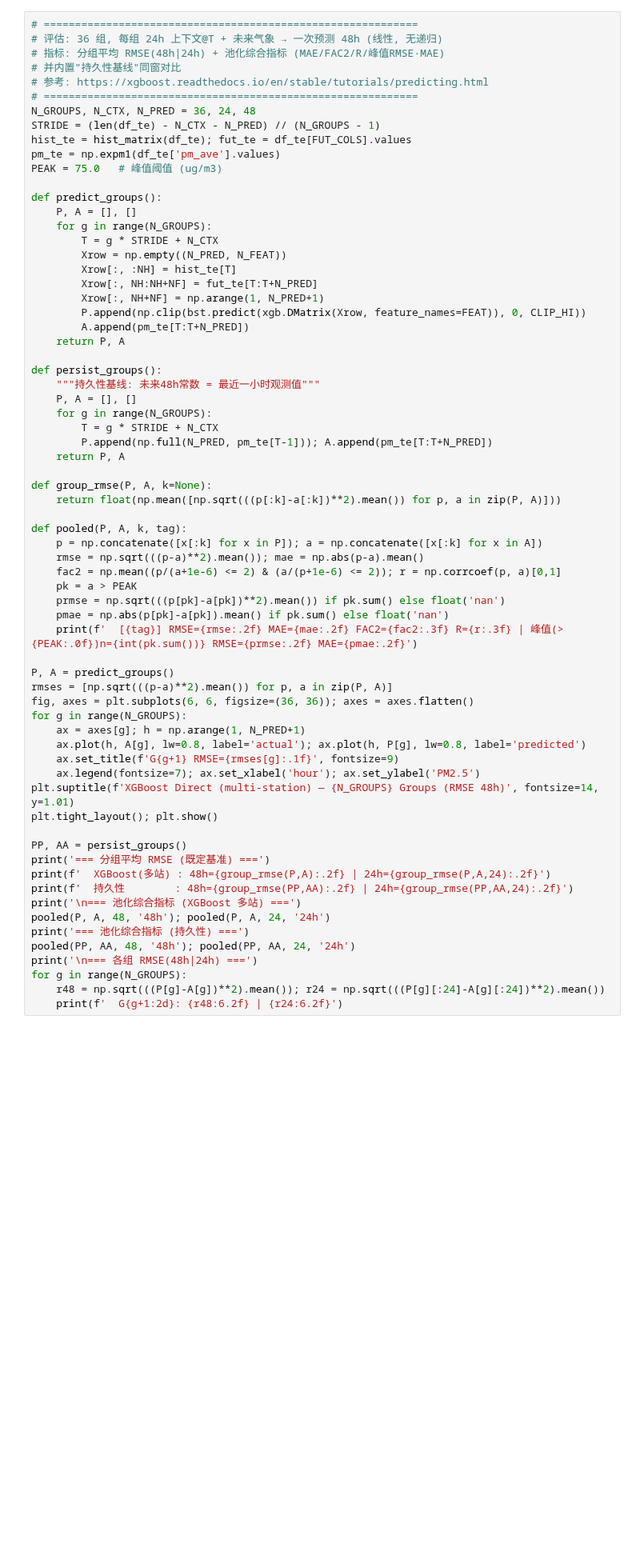
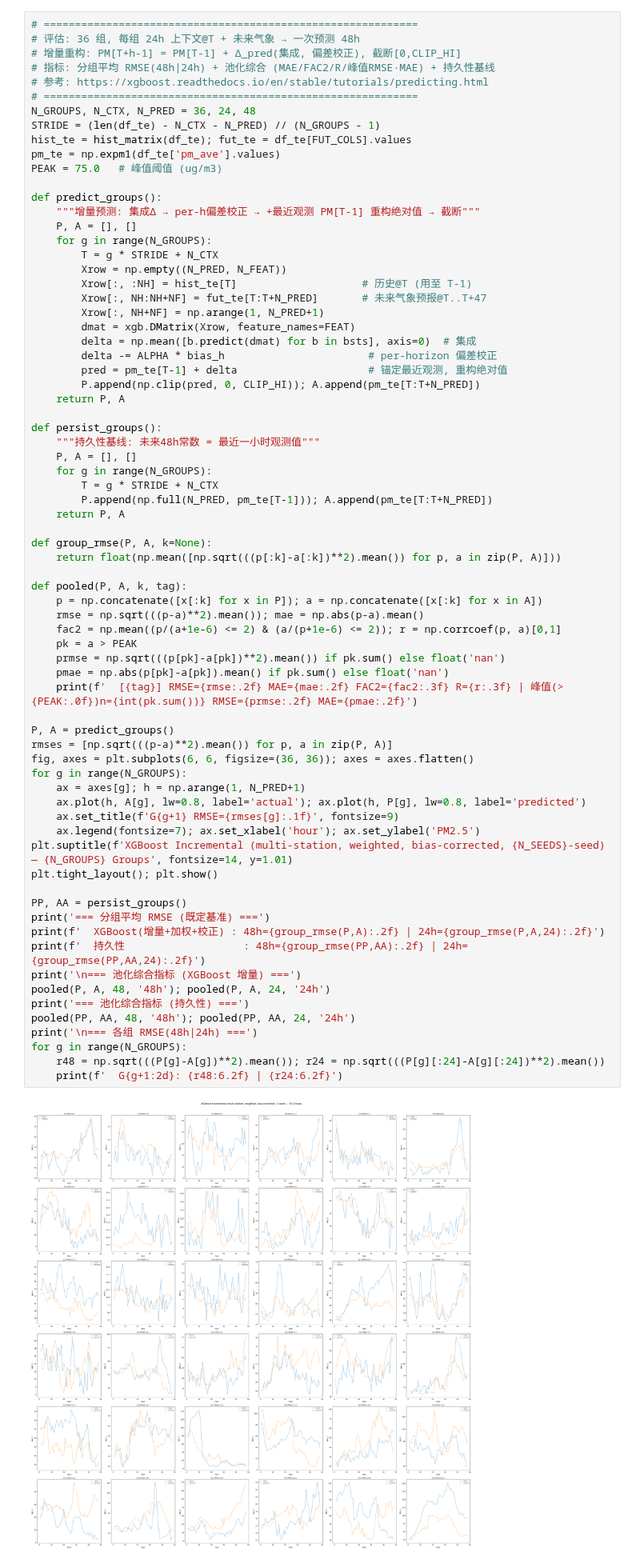
Before and after one commit to sakurantic/prediction, a Jupyter notebook: notes/xg_boost(3).ipynb, the cells around one changed output. Shown at 80% size. Drawn from its saved outputs; the diff is of its cells as text; blank space fills up the shorter version.

```diff
--- a/notes/xg_boost(3).ipynb
+++ b/notes/xg_boost(3).ipynb
@@ -161,8 +212,8 @@ except Exception as e:
 # %%
 # ============================================================
-# 评估: 36 组, 每组 24h 上下文@T + 未来气象 → 一次预测 48h (线性, 无递归)
-# 指标: 分组平均 RMSE(48h|24h) + 池化综合指标 (MAE/FAC2/R/峰值RMSE·MAE)
-# 并内置"持久性基线"同窗对比
+# 评估: 36 组, 每组 24h 上下文@T + 未来气象 → 一次预测 48h
+# 增量重构: PM[T+h-1] = PM[T-1] + Δ_pred(集成, 偏差校正), 截断[0,CLIP_HI]
+# 指标: 分组平均 RMSE(48h|24h) + 池化综合 (MAE/FAC2/R/峰值RMSE·MAE) + 持久性基线
 # 参考: https://xgboost.readthedocs.io/en/stable/tutorials/predicting.html
 # ============================================================
 N_GROUPS, N_CTX, N_PRED = 36, 24, 48
@@ -172,15 +223,19 @@ pm_te = np.expm1(df_te['pm_ave'].values)
 PEAK = 75.0   # 峰值阈值 (ug/m3)
 
 def predict_groups():
+    """增量预测: 集成Δ → per-h偏差校正 → +最近观测 PM[T-1] 重构绝对值 → 截断"""
     P, A = [], []
     for g in range(N_GROUPS):
         T = g * STRIDE + N_CTX
         Xrow = np.empty((N_PRED, N_FEAT))
-        Xrow[:, :NH] = hist_te[T]
-        Xrow[:, NH:NH+NF] = fut_te[T:T+N_PRED]
+        Xrow[:, :NH] = hist_te[T]                    # 历史@T (用至 T-1)
+        Xrow[:, NH:NH+NF] = fut_te[T:T+N_PRED]       # 未来气象预报@T..T+47
         Xrow[:, NH+NF] = np.arange(1, N_PRED+1)
-        P.append(np.clip(bst.predict(xgb.DMatrix(Xrow, feature_names=FEAT)), 0, CLIP_HI))
-        A.append(pm_te[T:T+N_PRED])
+        dmat = xgb.DMatrix(Xrow, feature_names=FEAT)
+        delta = np.mean([b.predict(dmat) for b in bsts], axis=0)  # 集成
+        delta -= ALPHA * bias_h                       # per-horizon 偏差校正
+        pred = pm_te[T-1] + delta                     # 锚定最近观测, 重构绝对值
+        P.append(np.clip(pred, 0, CLIP_HI)); A.append(pm_te[T:T+N_PRED])
     return P, A
 
 def persist_groups():
@@ -195,34 +250,36 @@ def group_rmse(P, A, k=None):
     return float(np.mean([np.sqrt(((p[:k]-a[:k])**2).mean()) for p, a in zip(P, A)]))
 
 def pooled(P, A, k, tag):
     p = np.concatenate([x[:k] for x in P]); a = np.concatenate([x[:k] for x in A])
     rmse = np.sqrt(((p-a)**2).mean()); mae = np.abs(p-a).mean()
     fac2 = np.mean((p/(a+1e-6) <= 2) & (a/(p+1e-6) <= 2)); r = np.corrcoef(p, a)[0,1]
     pk = a > PEAK
     prmse = np.sqrt(((p[pk]-a[pk])**2).mean()) if pk.sum() else float('nan')
     pmae = np.abs(p[pk]-a[pk]).mean() if pk.sum() else float('nan')
     print(f'  [{tag}] RMSE={rmse:.2f} MAE={mae:.2f} FAC2={fac2:.3f} R={r:.3f} | 峰值(>{PEAK:.0f})n={int(pk.sum())} RMSE={prmse:.2f} MAE={pmae:.2f}')
 
 P, A = predict_groups()
 rmses = [np.sqrt(((p-a)**2).mean()) for p, a in zip(P, A)]
 fig, axes = plt.subplots(6, 6, figsize=(36, 36)); axes = axes.flatten()
 for g in range(N_GROUPS):
     ax = axes[g]; h = np.arange(1, N_PRED+1)
     ax.plot(h, A[g], lw=0.8, label='actual'); ax.plot(h, P[g], lw=0.8, label='predicted')
     ax.set_title(f'G{g+1} RMSE={rmses[g]:.1f}', fontsize=9)
     ax.legend(fontsize=7); ax.set_xlabel('hour'); ax.set_ylabel('PM2.5')
-plt.suptitle(f'XGBoost Direct (multi-station) — {N_GROUPS} Groups (RMSE 48h)', fontsize=14, y=1.01)
+plt.suptitle(f'XGBoost Incremental (multi-station, weighted, bias-corrected, {N_SEEDS}-seed) — {N_GROUPS} Groups', fontsize=14, y=1.01)
 plt.tight_layout(); plt.show()
 
 PP, AA = persist_groups()
 print('=== 分组平均 RMSE (既定基准) ===')
-print(f'  XGBoost(多站) : 48h={group_rmse(P,A):.2f} | 24h={group_rmse(P,A,24):.2f}')
-print(f'  持久性        : 48h={group_rmse(PP,AA):.2f} | 24h={group_rmse(PP,AA,24):.2f}')
-print('\n=== 池化综合指标 (XGBoost 多站) ===')
+print(f'  XGBoost(增量+加权+校正) : 48h={group_rmse(P,A):.2f} | 24h={group_rmse(P,A,24):.2f}')
+print(f'  持久性                   : 48h={group_rmse(PP,AA):.2f} | 24h={group_rmse(PP,AA,24):.2f}')
+print('\n=== 池化综合指标 (XGBoost 增量) ===')
 pooled(P, A, 48, '48h'); pooled(P, A, 24, '24h')
 print('=== 池化综合指标 (持久性) ===')
 pooled(PP, AA, 48, '48h'); pooled(PP, AA, 24, '24h')
 print('\n=== 各组 RMSE(48h|24h) ===')
 for g in range(N_GROUPS):
     r48 = np.sqrt(((P[g]-A[g])**2).mean()); r24 = np.sqrt(((P[g][:24]-A[g][:24])**2).mean())
     print(f'  G{g+1:2d}: {r48:6.2f} | {r24:6.2f}')
+# %% [output]
+[figure, added]
```
Also changed, not shown: parts of 3 cells of this notebook, 2 other files.
